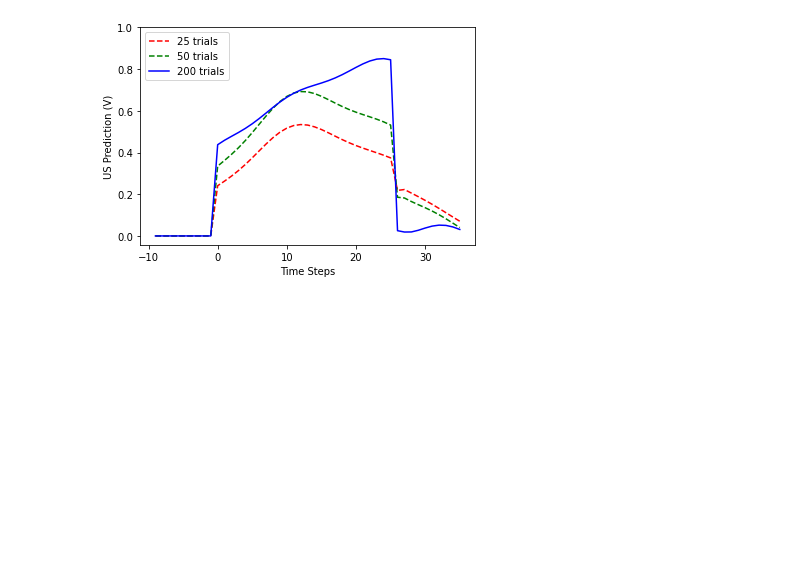
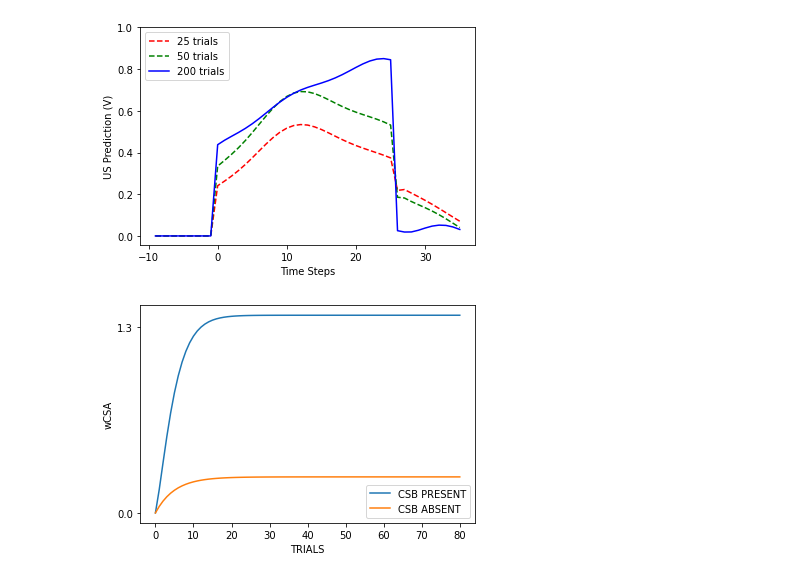
Before and after one commit to RongpingZhou/Classical_Conditioning, a Jupyter notebook: chapter14_paper.ipynb, the cells around one changed output. Saved outputs shown, nothing was run; the diff lists cells and outputs as text; code cells hidden in the pictures; blank space fills up the shorter version.

```diff
--- a/chapter14_paper.ipynb
+++ b/chapter14_paper.ipynb
@@ -623,0 +830,4 @@ values[trials-1,:]: [ 0.          0.          0.          0.          0.
+# %%
+figure_14_2_Presence_1_2012()
+# %% [output]
+[figure, added]
```
Also changed, not shown: parts of 14 cells of this notebook.
